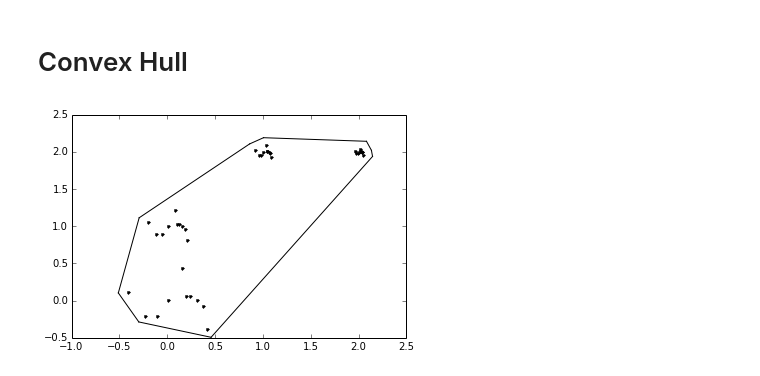
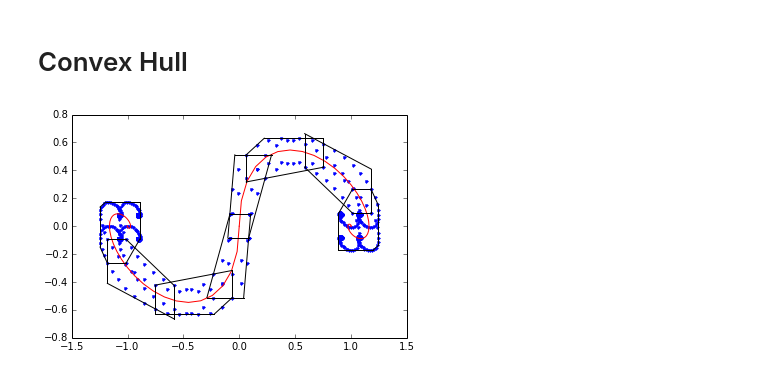
Before and after one commit to jgoppert/control-systems, a Jupyter notebook: LMI Reach.ipynb, the cells around one changed output. Drawn from its saved outputs; the diff is of its cells as text; code cells hidden in the pictures.

```diff
--- a/LMI Reach.ipynb
+++ b/LMI Reach.ipynb
@@ -127,5 +120,5 @@ WARNING: pylab import has clobbered these variables: ['gamma', 'sys']
 # %%
-sdp, P, alpha_opt, gamma = solve_bounded_disturbance(Ab, Bb, Cb, Db)
+sdp, P, alpha_opt, gamma = solve_bounded_disturbance(sys[0:2,0])
 # %% [output]
 line search
 Optimization terminated successfully.
@@ -147,4 +139,0 @@ P:  [ 1.21e+00  2.83e-01 -1.21e+00 -2.83e-01]
-# %%
-x0 = array([1, 1, 0, 0]).T
-beta = x0.T.dot(P).dot(x0)
-beta, alpha_opt
@@ -153,4 +139,0 @@ beta, alpha_opt
-# %%
-t = linspace(0,20)
-plot(t, beta*exp(-alpha_opt*t) + gamma)
-plot(t, -beta*exp(-alpha_opt*t) - gamma)
@@ -197,14 +183,59 @@ class MyConvexHull(object):
 
     def contains(self, p):
         return False
-# %%
-p = rand(10,2) - 0.5
-p = array(bmat([[p],[0.5*p + [0,1]] ,[0.2*p + [1,2]], [0.1*p + [2,2]]])).astype(float)
-
-ch1 = MyConvexHull.from_points(p)
-ch1 = ch1.add_buffer(0.1)
-plot(p[:,0], p[:,1], 'k.')
-for facet in ch1.facets:
-    plot(ch1.points[facet][:,0], ch1.points[facet][:,1], 'k')
-# %% [output]
-[figure, removed]
+# %%
+
+x_t_list = [
+    [1,0],
+    [-1,0]
+]
+
+flow_tubes = []
+for x_t in x_t_list:
+
+    t = linspace(0,20,100)
+    u = array([[0,x_t[0],x_t[1]]]).T.dot(ones((1,len(t))))
+    x0 = array([0, 0, 0, 0]).T
+    beta = x0.T.dot(P).dot(x0)
+
+    bound = 0.05*(gamma + beta*exp(-alpha_opt*t))
+
+    t, y, x = control.forced_response(sys, T=t, U=u, X0=x0)
+
+    nom = y[0:2,:].T # nominal trajecotry
+
+    #bounds
+    p = array([
+        nom + array([bound]).T.dot(array([[1,1]])),
+        nom + array([bound]).T.dot(array([[-1,1]])),
+        nom + array([bound]).T.dot(array([[1,-1]])),
+        nom + array([bound]).T.dot(array([[-1,-1]]))
+    ])
+
+    hold(True)
+    plot(p[:,:,0], p[:,:,1], 'b.')
+    plot(nom[:,0], nom[:,1], 'r-')
+
+    n_steps = 5
+    arc_length = cumsum(norm(array([diff(nom[:,0]),diff(nom[:,1])]), axis=0))
+    norm_arc_length = arc_length/arc_length[-1]
+    i_steps = [find(norm_arc_length >= per)[0] for per in linspace(0,1,n_steps)]
+
+
+    flow_tube = []
+    for i in range(n_steps-1):
+        i0 = i_steps[i]
+        i1 = i_steps[i+1]+1
+        step = i1-i0
+        p_i = reshape(p[:,i0:i1,:], [p.shape[0]*step,p.shape[2]])
+        ch = MyConvexHull.from_points(p_i, angle=0.9)
+        ch = ch.add_buffer(ch.max_dist)
+        flow_tube.append(ch)
+    flow_tubes.append(flow_tube)
+
+for flow_tube in flow_tubes:
+    for ch in flow_tube:
+        for facet in ch.facets:
+            plot(ch.points[facet][:,0], ch.points[facet][:,1], 'k-')
+# %% [output]
+[figure, added]
```
Also changed, not shown: parts of 8 cells of this notebook.
